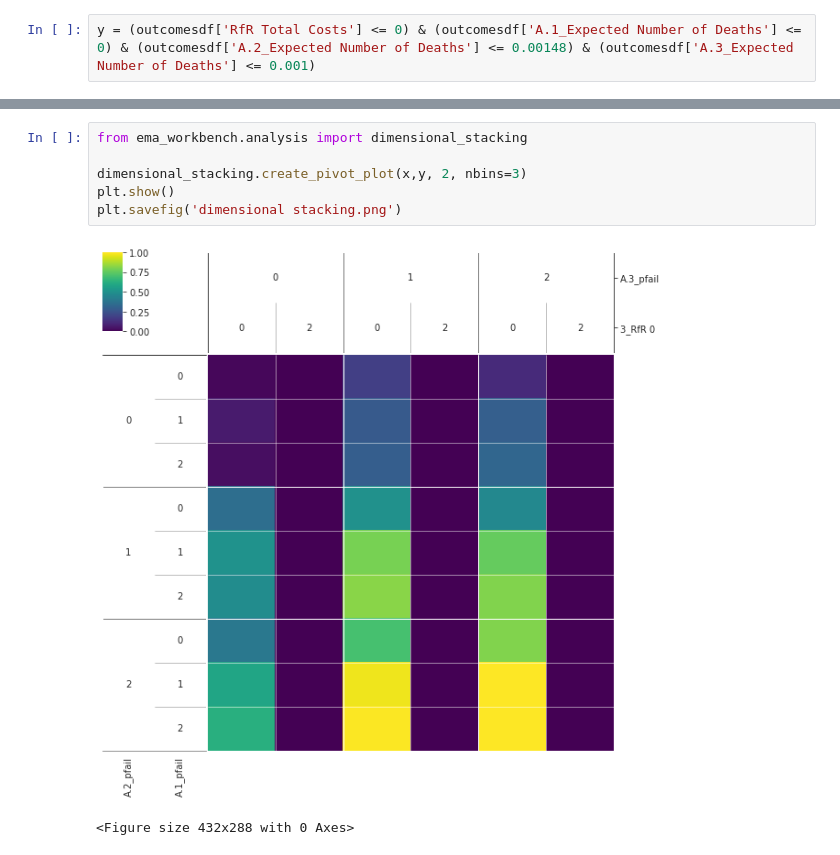
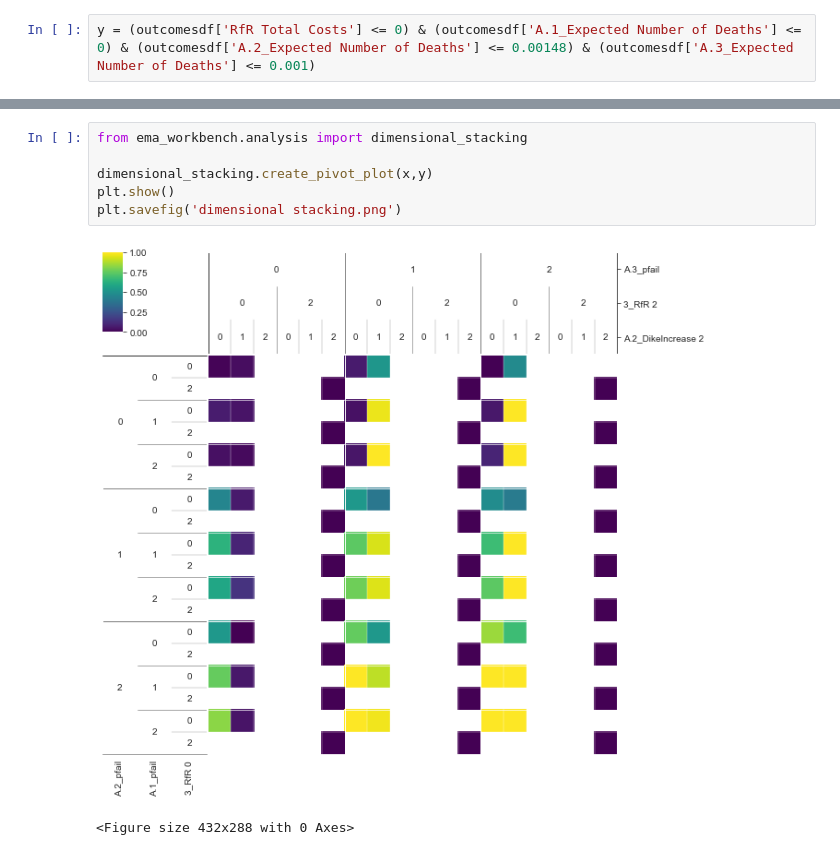
Before and after one commit to mare-matorum/epa1361_open_g29, a Jupyter notebook: final assignment/analysis on candidate solutions - Josefien.ipynb, the cells around one changed output, grey strips where cells are left out. Drawn from its saved outputs; the diff is of its cells as text.

```diff
--- a/final assignment/analysis on candidate solutions - Josefien.ipynb
+++ b/final assignment/analysis on candidate solutions - Josefien.ipynb
@@ -62,9 +56,9 @@ plt.show()
 # %%
 from ema_workbench.analysis import dimensional_stacking
 
-dimensional_stacking.create_pivot_plot(x,y, 2, nbins=3)
+dimensional_stacking.create_pivot_plot(x,y)
 plt.show()
 plt.savefig('dimensional stacking.png')
 # %% [output]
-[figure, old version]
+[figure, new version]
 <Figure size 432x288 with 0 Axes>
```
Also changed, not shown: parts of 6 cells of this notebook.
